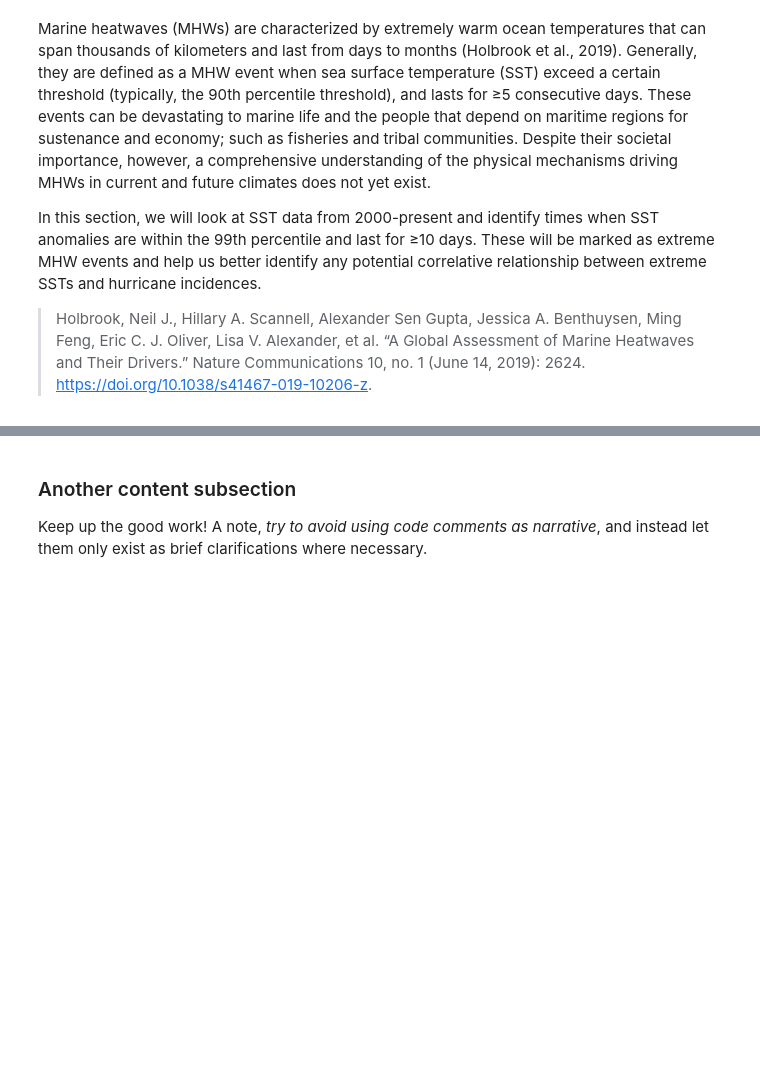
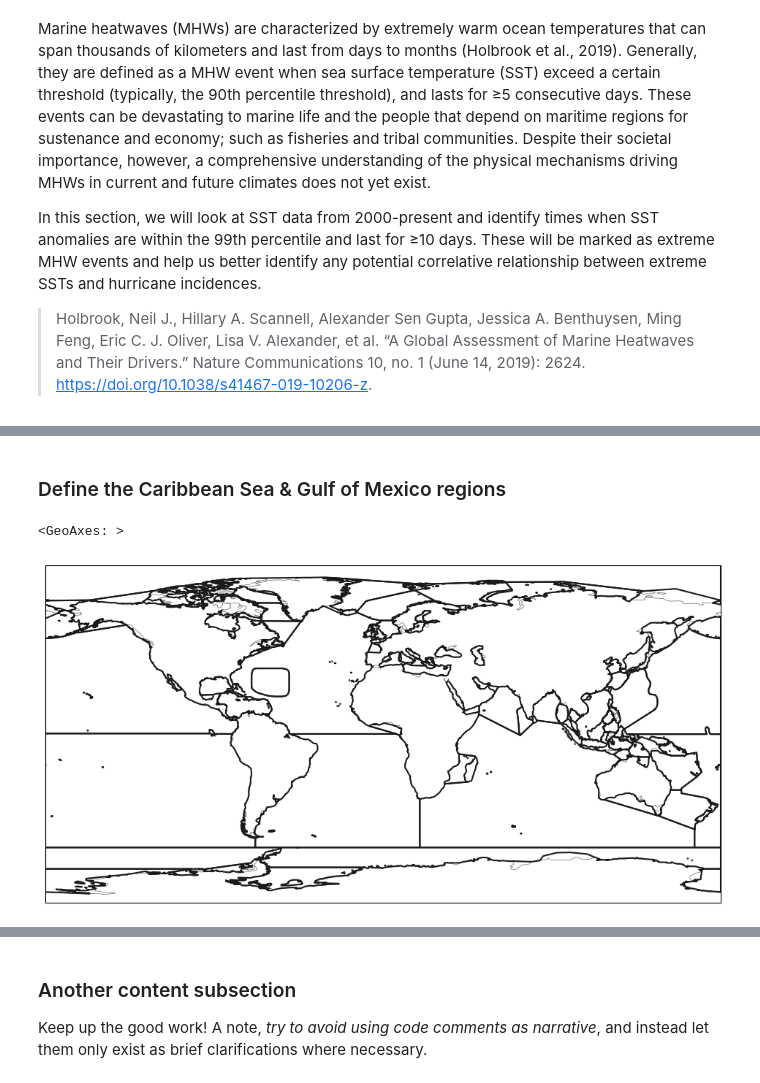
Before and after one commit to ProjectPythia/CFC-extreme-weather-cookbook, a Jupyter notebook: cfc-ocean.ipynb, the cells around one changed output, grey strips where cells are left out. Saved outputs shown, nothing was run; the diff lists cells and outputs as text; code cells hidden in the pictures; blank space fills up the shorter version.

Commit message:
added natl mask

```diff
--- a/cfc-ocean.ipynb
+++ b/cfc-ocean.ipynb
@@ -54,3 +85,17 @@ import numpy as np
+# %%
+from matplotlib import pyplot as plt
+import numpy as np
+import pandas as pd
+import xarray as xr
+import zarr
+import fsspec
+import nc_time_axis
+import regionmask
+from xmip.preprocessing import combined_preprocessing
+from xmip.regionmask import merged_mask
+
+%matplotlib inline
+plt.rcParams['figure.figsize'] = 12, 6
 # %% [markdown]
 ## Extreme SSTs
 # %% [markdown]
@@ -70,0 +342,9 @@ new = "helpful information"
+# %% [markdown]
+### Define the Caribbean Sea & Gulf of Mexico regions
+# %%
+# load ocean basin data
+basins = regionmask.defined_regions.natural_earth_v4_1_0.ocean_basins_50
+basins.plot(add_ocean=False, add_label=False)
+# %% [output]
+<GeoAxes: >
+[figure, added]
```
Also changed, not shown: parts of 28 cells of this notebook.
